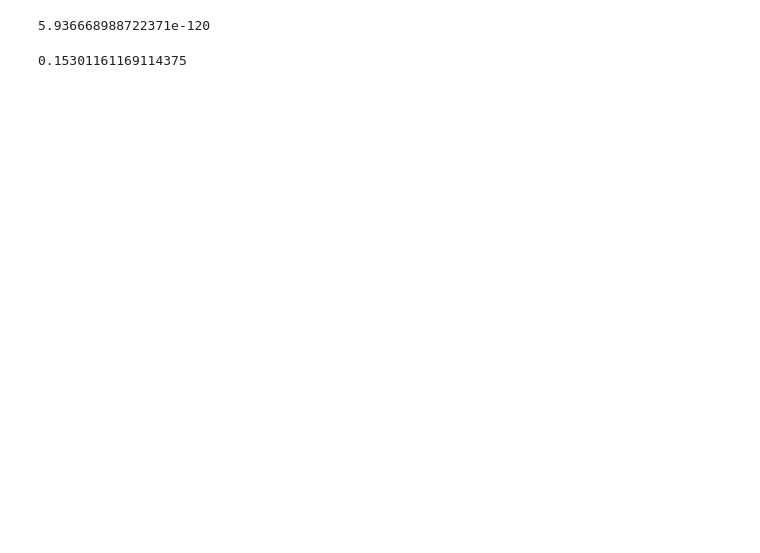
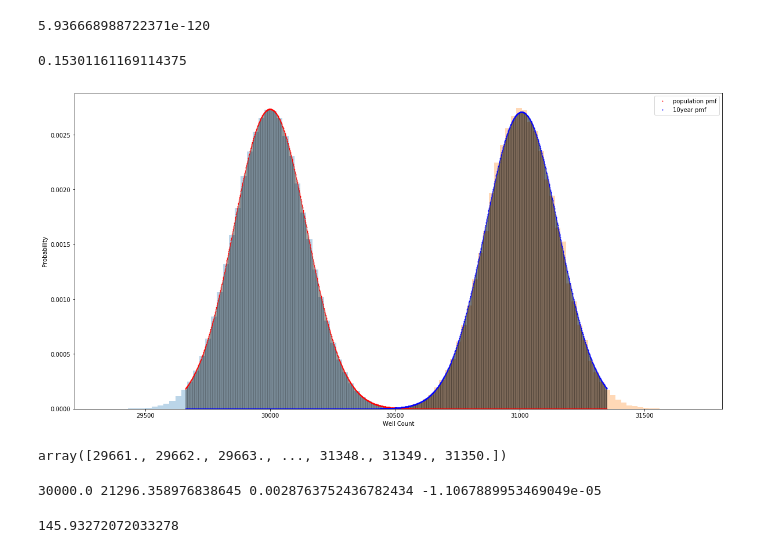
Before and after one commit to t-phill/data-doggr, a Jupyter notebook: testing.ipynb, the cells around one changed output. Cells and saved outputs as stored; diff of their text form; code cells hidden in the pictures; blank space fills up the shorter version.

```diff
--- a/testing.ipynb
+++ b/testing.ipynb
@@ -188,2 +233,4 @@ samp10_var
+# %%
+n = 103405
 # %%
 p = 30000 / 103405
@@ -195,3 +248,24 @@ stats.binom_test(samp_x, n=samp_n, p=p, alternative='greater')
 stats.binom_test(samp10_x, n=samp10_n, p=p, alternative='greater')
 # %% [output]
 0.15301161169114375
+# %%
+fig, ax = plt.subplots(figsize=(20,10))
+
+xi = np.arange(binom.ppf(0.01, n, p), binom.ppf(0.99, n, samp10_p))
+ax.plot(xi, binom.pmf(xi, n, p), 'rd', ms=1, label='population pmf')
+ax.plot(xi, binom.pmf(xi, n, samp10_p), 'bo', ms=1, label='10year pmf')
+ax.vlines(xi, 0, binom.pmf(xi, n, p), lw=1, alpha=.2)
+ax.vlines(xi, 0, binom.pmf(xi, n, samp10_p), lw=1, alpha=0.3)
+#plt.axvline(x=286.02813261185224+30000)
+ax.hist(y, density=True, bins=60, alpha=.3)
+ax.hist(r, density=True, bins=60, alpha=.3)
+plt.xlabel("Well Count")
+plt.ylabel("Probability")
+ax.legend()
+plt.show()
+# %% [output]
+[figure, added]
+# %%
+xi
+# %% [output]
+array([29661., 29662., 29663., ..., 31348., 31349., 31350.])
@@ -197,0 +274,8 @@ stats.binom_test(samp10_x, n=samp10_n, p=p, alternative='greater')
+# %%
+print(mean, var, skew, kurt)
+# %% [output]
+30000.0 21296.358976838645 0.0028763752436782434 -1.1067889953469049e-05
+# %%
+(21296.358976838645 ** .5)
+# %% [output]
+145.93272072033278
```
Also changed, not shown: parts of 22 cells of this notebook, 5 other files.
